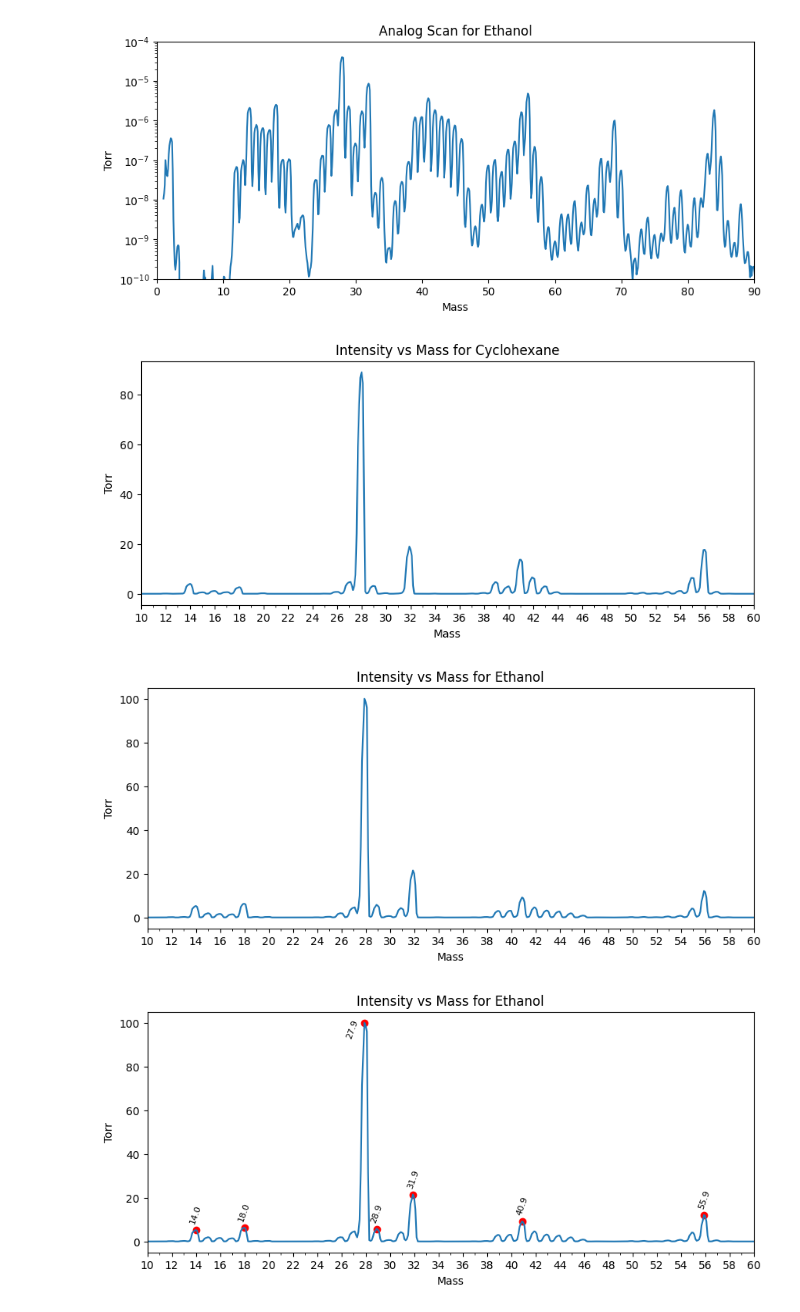
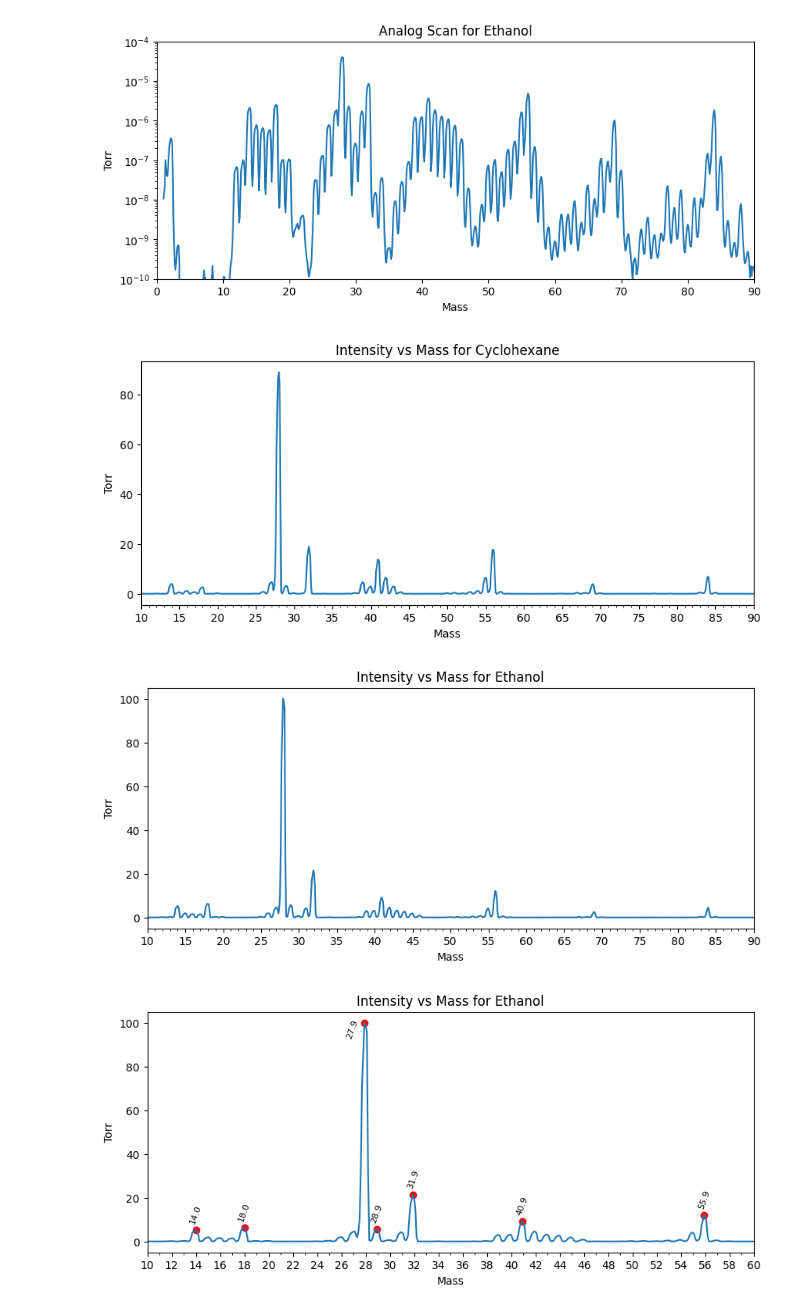
Before and after one commit to kearb-stomp/AdvLabs, a Jupyter notebook: Lab 3/Task 3.ipynb, the cells around one changed output. Cells and saved outputs as stored; diff of their text form; code cells hidden in the pictures.

```diff
--- a/Lab 3/Task 3.ipynb
+++ b/Lab 3/Task 3.ipynb
@@ -108,30 +108,30 @@ for key, data in data_dict.items():
 # %%
 for key, data in data_dict.items():
     fig, ax = plt.subplots(figsize=(10, 4))
     ax.plot(data['Mass'], data['Intensity'])
-    ax.xaxis.set_major_locator(MultipleLocator(2))
+    ax.xaxis.set_major_locator(MultipleLocator(5))
     ax.xaxis.set_minor_locator(MultipleLocator(1))
     #    ax.axvline(x=2,                   # x-coordinate where the line should appear
     #        color='red',            # any Matplotlib colour
     #        linestyle='--',         # '--', ':', '-.', or solid '-'
     #        linewidth=1.5,
     #        label='m/z 42')         # optional legend entry
     #    ax.axvline(x=28,                   # x-coordinate where the line should appear
     #        color='red',            # any Matplotlib colour
     #        linestyle='--',         # '--', ':', '-.', or solid '-'
     #        linewidth=1.5,
     #        label='m/z 42')         # optional legend entry
     #    ax.axvline(x=42,                   # x-coordinate where the line should appear
     #        color='red',            # any Matplotlib colour
     #        linestyle='--',         # '--', ':', '-.', or solid '-'
     #        linewidth=1.5,
     #        label='m/z 42')         # optional legend entry
-    ax.set_xlim(10, 60)
+    ax.set_xlim(10, 90)
     ax.set(xlabel='Mass', ylabel='Torr', title=f'Intensity vs Mass for {key}')
     plt.show()
 # %% [output]
-[figure, old version]
+[figure, new version]
-[figure, old version]
+[figure, new version]
 # %%
 peaks_ethanol, peaks_mass_ethanol = utils.find_peaks(data_dict['Ethanol'], cutoff=5, interval=1.5)
 peaks_cyclohexane, peaks_mass_cyclohexane = utils.find_peaks(data_dict['Cyclohexane'], cutoff=5, interval=1.5)
```
Also changed, not shown: 1 other file.
